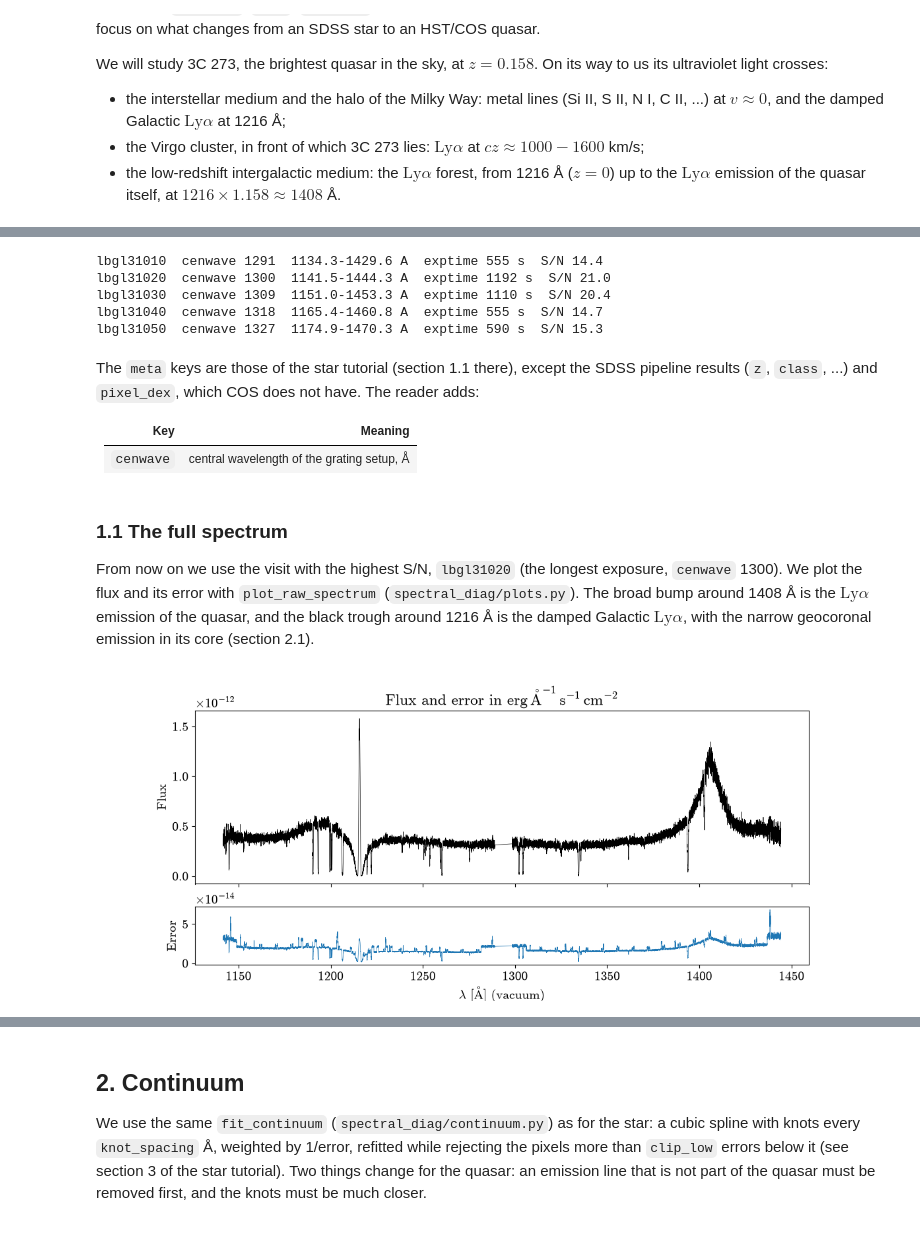
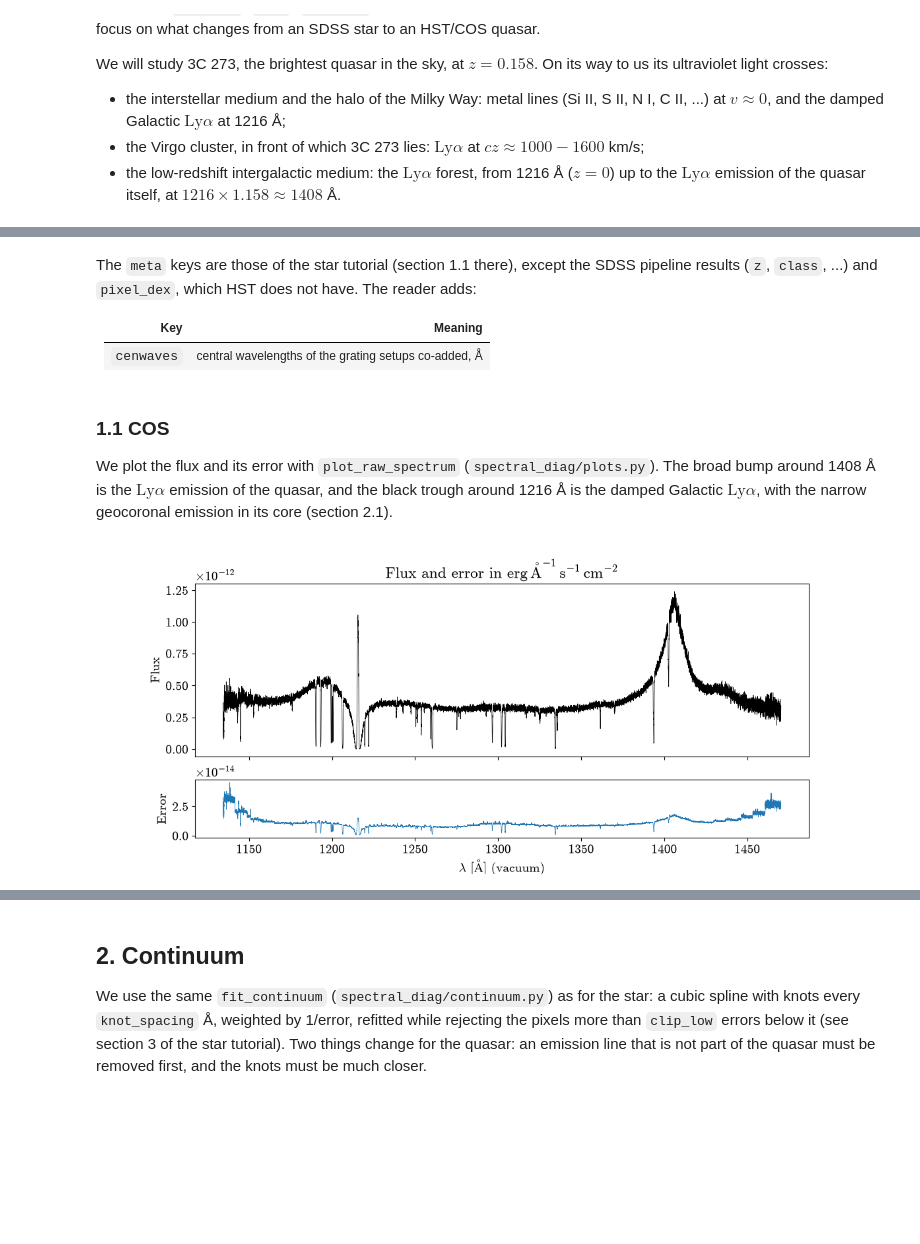
Before and after one commit to FeatAstro/RAD-2026, a Jupyter notebook: notebooks/full_quasar_tutorial.ipynb, the cells around one changed output, grey strips where cells are left out. Cells and saved outputs as stored; diff of their text form; code cells hidden in the pictures; blank space fills up the shorter version.

```diff
--- a/notebooks/full_quasar_tutorial.ipynb
+++ b/notebooks/full_quasar_tutorial.ipynb
@@ -20,6 +25,26 @@ import matplotlib.pyplot as plt
 # %%
-from spectral_diag.mast_archive import query_mast
+from pathlib import Path
 
-obs = query_mast("3C 273", obs_collection="HST", instrument_name="COS/FUV")
-obs["obs_id", "filters", "t_exptime", "proposal_id"]
+from spectral_diag.mast_archive import download_mast_spectra, query_mast
+from spectral_diag.spectrum_reader import read_hsla
+
+DOWNLOAD_DIR = Path("../data/mast")
+# The far-UV co-adds; the archive also holds STIS G430L and G750L (optical)
+COS_COADD_FILE = "hst_cos_3c273--0392_g130m-lp01_cspec.fits"
+STIS_COADD_FILE = "hst_stis_3c273--0392_e140m_cspec.fits"
+
+obs = query_mast("3C 273", provenance_name="HSLA")
+download_mast_spectra(
+    obs, download_dir=DOWNLOAD_DIR, productFilename=[COS_COADD_FILE, STIS_COADD_FILE]
+)
+
+cos_coadd = read_hsla(DOWNLOAD_DIR / COS_COADD_FILE)
+stis_coadd = read_hsla(DOWNLOAD_DIR / STIS_COADD_FILE)
+for coadd in (cos_coadd, stis_coadd):
+    coadd.check_valid()
+    print(
+        f"{coadd.meta['instrument']:15s} {coadd.wave[0]:.1f}-{coadd.wave[-1]:.1f} A  "
+        f"R {coadd.meta['R']:.0f}  exptime {coadd.meta['exptime']:.0f} s  "
+        f"S/N {coadd.meta['snr']:.1f}"
+    )
 # %% [output]
@@ -65,37 +55,17 @@ INFO: Found cached file ../data/mast/lbgl31050_x1dsum.fits with expected size 19
-# %%
-from spectral_diag.spectrum_reader import read_cos_x1dsum
-
-cos_spectra = [read_cos_x1dsum(path) for path in paths]
-for spectrum in cos_spectra:
-    spectrum.check_valid()
-    print(
-        f"{spectrum.meta['obs_id']}  cenwave {spectrum.meta['cenwave']}  "
-        f"{spectrum.wave[0]:.1f}-{spectrum.wave[-1]:.1f} A  "
-        f"exptime {spectrum.meta['exptime']:.0f} s  S/N {spectrum.meta['snr']:.1f}"
-    )
-# %% [output]
-lbgl31010  cenwave 1291  1134.3-1429.6 A  exptime 555 s  S/N 14.4
-lbgl31020  cenwave 1300  1141.5-1444.3 A  exptime 1192 s  S/N 21.0
-lbgl31030  cenwave 1309  1151.0-1453.3 A  exptime 1110 s  S/N 20.4
-lbgl31040  cenwave 1318  1165.4-1460.8 A  exptime 555 s  S/N 14.7
-lbgl31050  cenwave 1327  1174.9-1470.3 A  exptime 590 s  S/N 15.3
 # %% [markdown]
-The `meta` keys are those of the star tutorial (section 1.1 there), except the SDSS pipeline results (`z`, `class`, ...) and `pixel_dex`, which COS does not have. The reader adds:
+The `meta` keys are those of the star tutorial (section 1.1 there), except the SDSS pipeline results (`z`, `class`, ...) and `pixel_dex`, which HST does not have. The reader adds:
 
 | Key | Meaning |
 |---|---|
-| `cenwave` | central wavelength of the grating setup, Å |
+| `cenwaves` | central wavelengths of the grating setups co-added, Å |
 # %% [markdown]
-### 1.1 The full spectrum
+### 1.1 COS
 
-From now on we use the visit with the highest S/N, `lbgl31020` (the longest exposure, `cenwave` 1300). We plot the flux and its error with `plot_raw_spectrum` (`spectral_diag/plots.py`). The broad bump around 1408 Å is the $\mathrm{Ly}\alpha$ emission of the quasar, and the black trough around 1216 Å is the damped Galactic $\mathrm{Ly}\alpha$, with the narrow geocoronal emission in its core (section 2.1).
+We plot the flux and its error with `plot_raw_spectrum` (`spectral_diag/plots.py`). The broad bump around 1408 Å is the $\mathrm{Ly}\alpha$ emission of the quasar, and the black trough around 1216 Å is the damped Galactic $\mathrm{Ly}\alpha$, with the narrow geocoronal emission in its core (section 2.1).
 # %%
 from spectral_diag.plots import plot_raw_spectrum
 
-# lbgl31020, the visit with the highest S/N
-spectrum = cos_spectra[1]
-
-fig, axes = plot_raw_spectrum(spectrum)
+fig, axes = plot_raw_spectrum(cos_coadd)
 plt.show()
 # %% [output]
-[figure, old version]
+[figure, new version]
```
Also changed, not shown: parts of 20 cells of this notebook, 1 other file.
